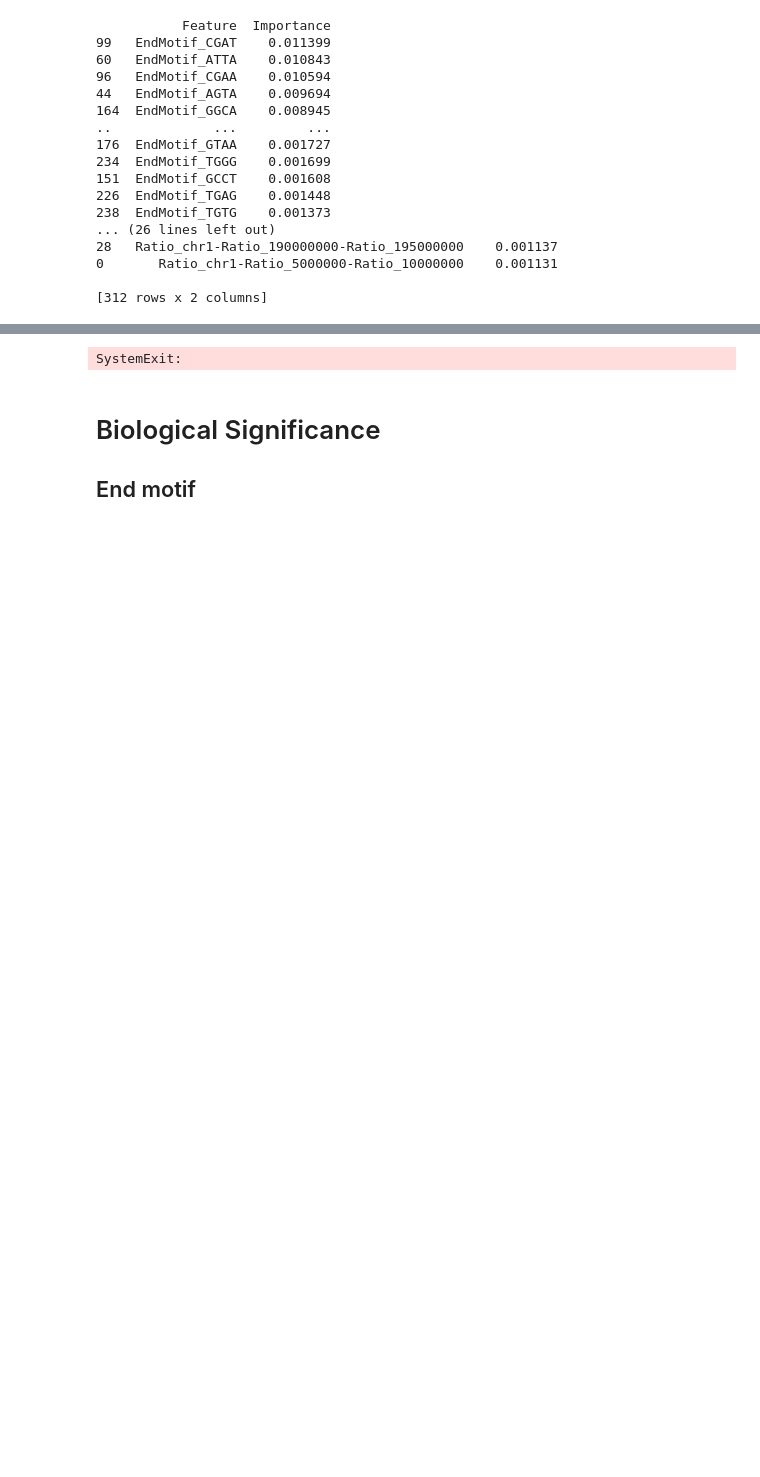
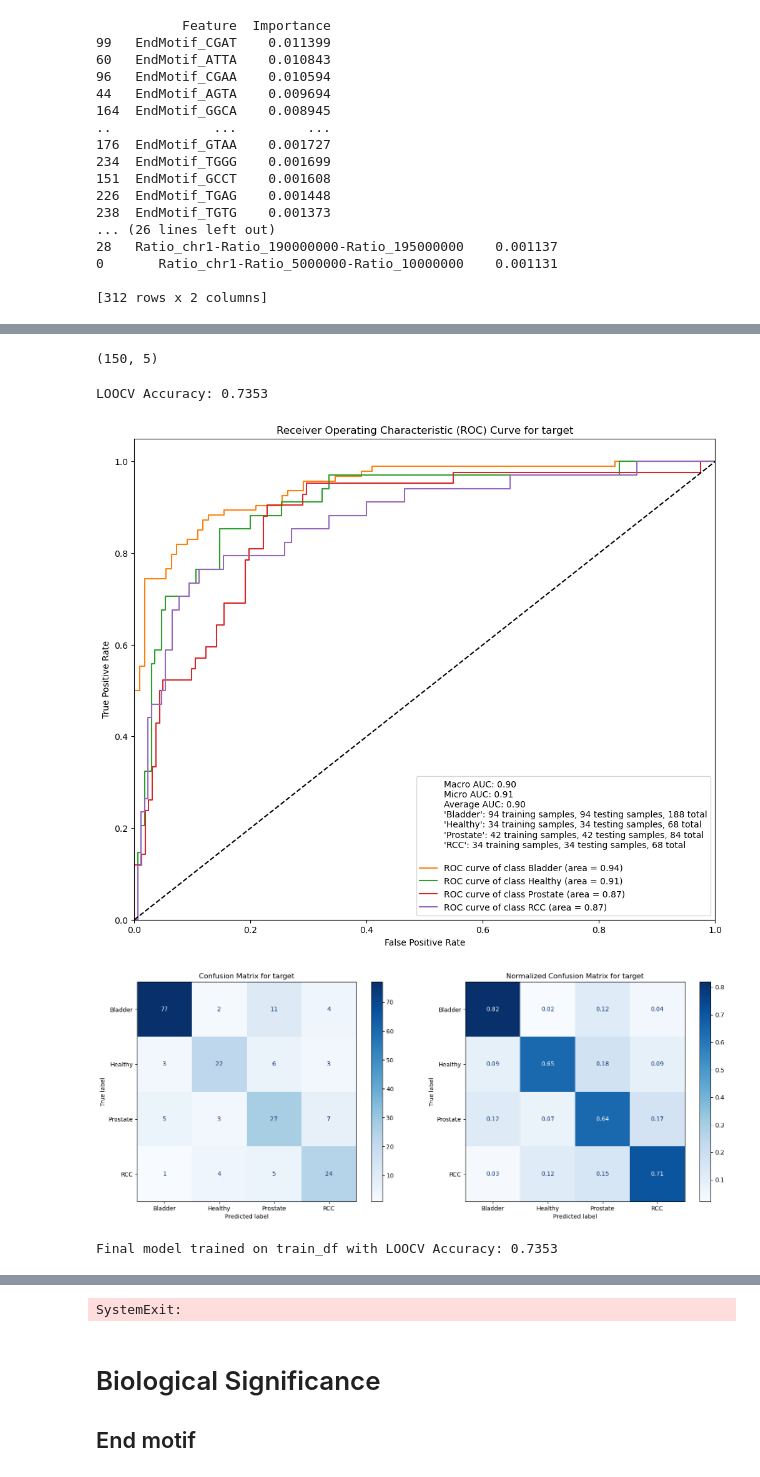
Before and after one commit to Irfanwustl/ResearchCode2_in_transition, a Jupyter notebook: Tissue_of_origin/TOF_all_features.ipynb, the cells around one changed output, grey strips where cells are left out. Drawn from its saved outputs; the diff is of its cells as text; code cells hidden in the pictures; blank space fills up the shorter version.

```diff
--- a/Tissue_of_origin/TOF_all_features.ipynb
+++ b/Tissue_of_origin/TOF_all_features.ipynb
@@ -812,0 +884,4 @@ Cross-validated Accuracy: 0.6825
+# %%
+data_iris.shape
+# %% [output]
+(150, 5)
@@ -812,0 +910,16 @@ Cross-validated Accuracy: 0.6825
+# %%
+
+
+# Combine train and test sets for LOOCV
+EndMotif_dataset = models.combine_train_test(EndMotif_train_df, EndMotif_test_df)
+
+# Test the train_model_loocv function
+EndMotif_LOOCV_model, EndMotif_LOOCV_accuracy = models.train_model_loocv(EndMotif_dataset, target_name='target',model=LogisticRegression(random_state=0, class_weight='balanced'))
+
+# Print the results
+print(f"Final model trained on train_df with LOOCV Accuracy: {EndMotif_LOOCV_accuracy:.4f}")
+# %% [output]
+LOOCV Accuracy: 0.7353
+[figure, added]
+[figure, added]
+Final model trained on train_df with LOOCV Accuracy: 0.7353
```
Also changed, not shown: parts of 25 cells of this notebook, 2 other files.
